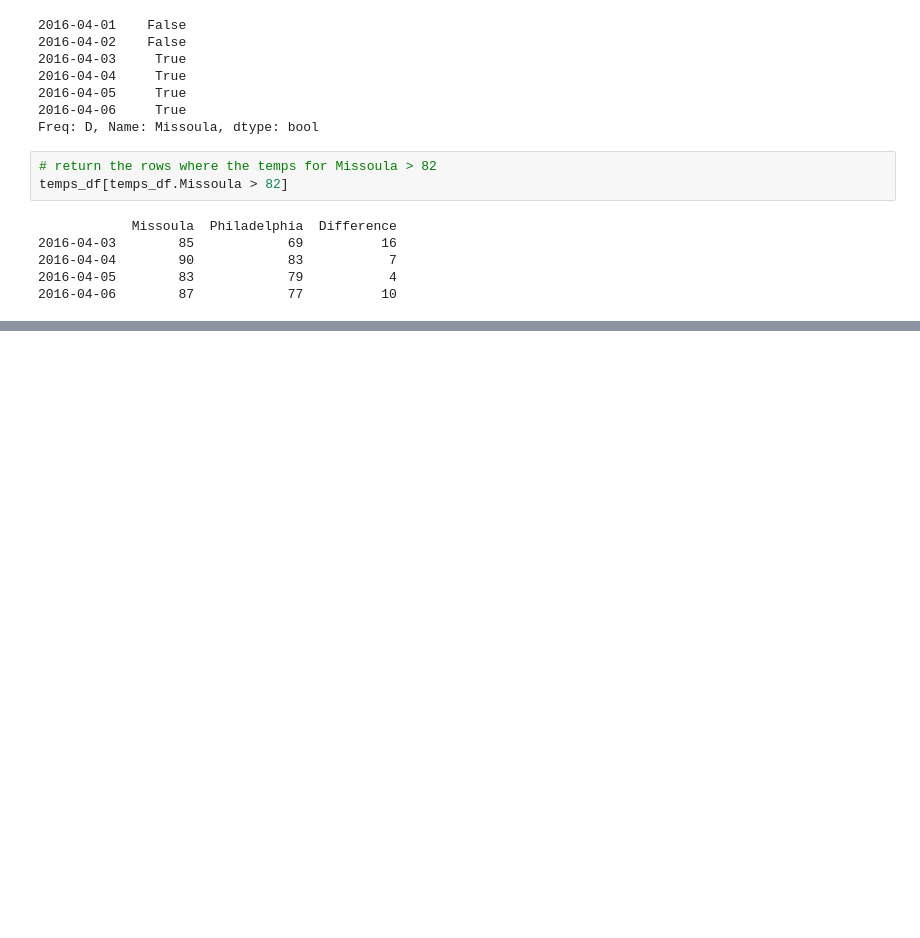
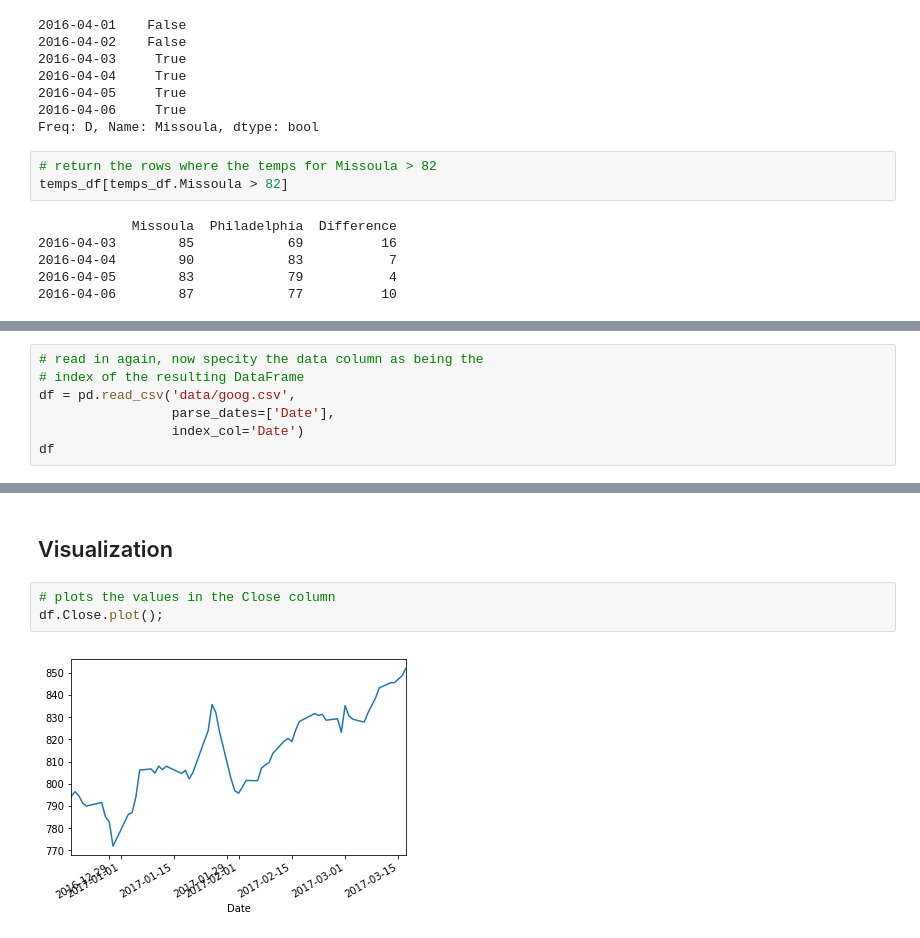
Before and after one commit to ceth-x86/datascience, a Jupyter notebook: pandas/01 - Up and running.ipynb, the cells around one changed output, grey strips where cells are left out. Saved outputs shown, nothing was run; the diff lists cells and outputs as text; blank space fills up the shorter version.

```diff
--- a/pandas/01 - Up and running.ipynb
+++ b/pandas/01 - Up and running.ipynb
@@ -252,0 +281,7 @@ temps_df[temps_df.Missoula > 82]
+# %%
+# read in again, now specity the data column as being the
+# index of the resulting DataFrame
+df = pd.read_csv('data/goog.csv',
+                 parse_dates=['Date'],
+                 index_col='Date')
+df
@@ -252,0 +325,7 @@ temps_df[temps_df.Missoula > 82]
+# %% [markdown]
+## Visualization
+# %%
+# plots the values in the Close column
+df.Close.plot();
+# %% [output]
+[figure, added]
```
Also changed, not shown: parts of 5 cells of this notebook, 1 other file.
